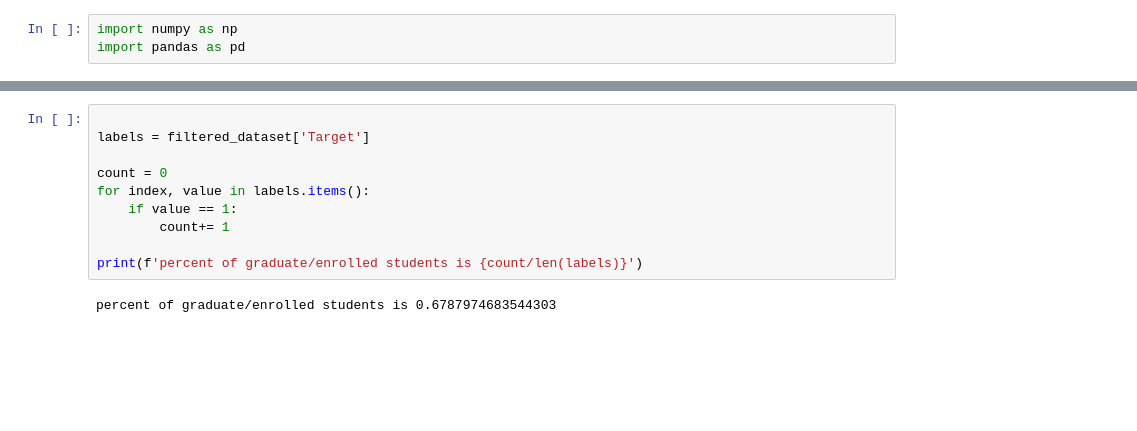
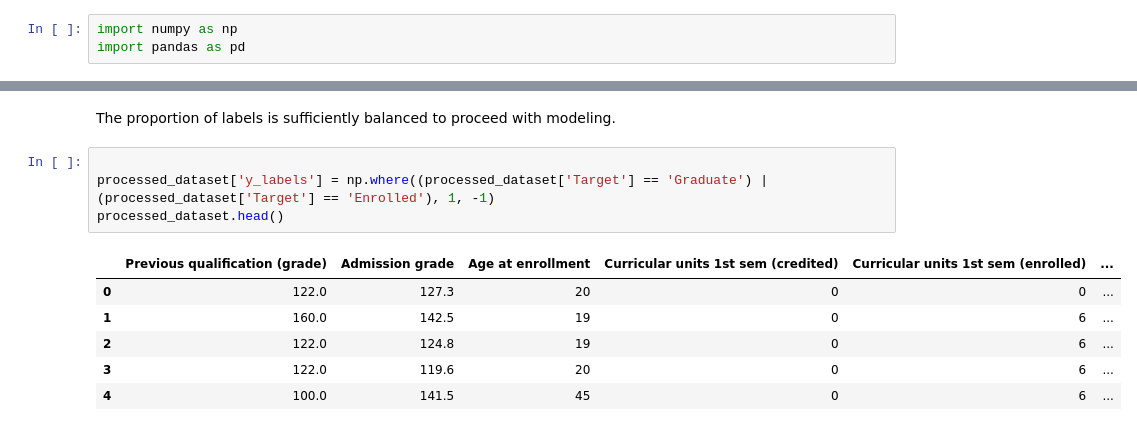
Before and after one commit to Romerico234/Student-Dropout-Predictor, a Jupyter notebook: data-preprocessing.ipynb, the cells around one changed output, grey strips where cells are left out. Drawn from its saved outputs; the diff is of its cells as text; blank space fills up the shorter version.

```diff
--- a/data-preprocessing.ipynb
+++ b/data-preprocessing.ipynb
@@ -53,12 +49,13 @@ Renaming labels to 1 for graduated/enrolled and 0 for dropout. Checking percent
+# %% [markdown]
+The proportion of labels is sufficiently balanced to proceed with modeling.
 # %%
 
-labels = filtered_dataset['Target']
-
-count = 0
-for index, value in labels.items():
-    if value == 1:
-        count+= 1
-
-print(f'percent of graduate/enrolled students is {count/len(labels)}')
+processed_dataset['y_labels'] = np.where((processed_dataset['Target'] == 'Graduate') | (processed_dataset['Target'] == 'Enrolled'), 1, -1)
+processed_dataset.head()
 # %% [output]
-percent of graduate/enrolled students is 0.6787974683544303
+|  | Previous qualification (grade) | Admission grade | Age at enrollment | Curricular units 1st sem (credited) | Curricular units 1st sem (enrolled) | ... |
+| 0 | 122.0 | 127.3 | 20 | 0 | 0 | ... |
+| 1 | 160.0 | 142.5 | 19 | 0 | 6 | ... |
+| 2 | 122.0 | 124.8 | 19 | 0 | 6 | ... |
+| 3 | 122.0 | 119.6 | 20 | 0 | 6 | ... |
+| 4 | 100.0 | 141.5 | 45 | 0 | 6 | ... |
```
Also changed, not shown: parts of 18 cells of this notebook.
